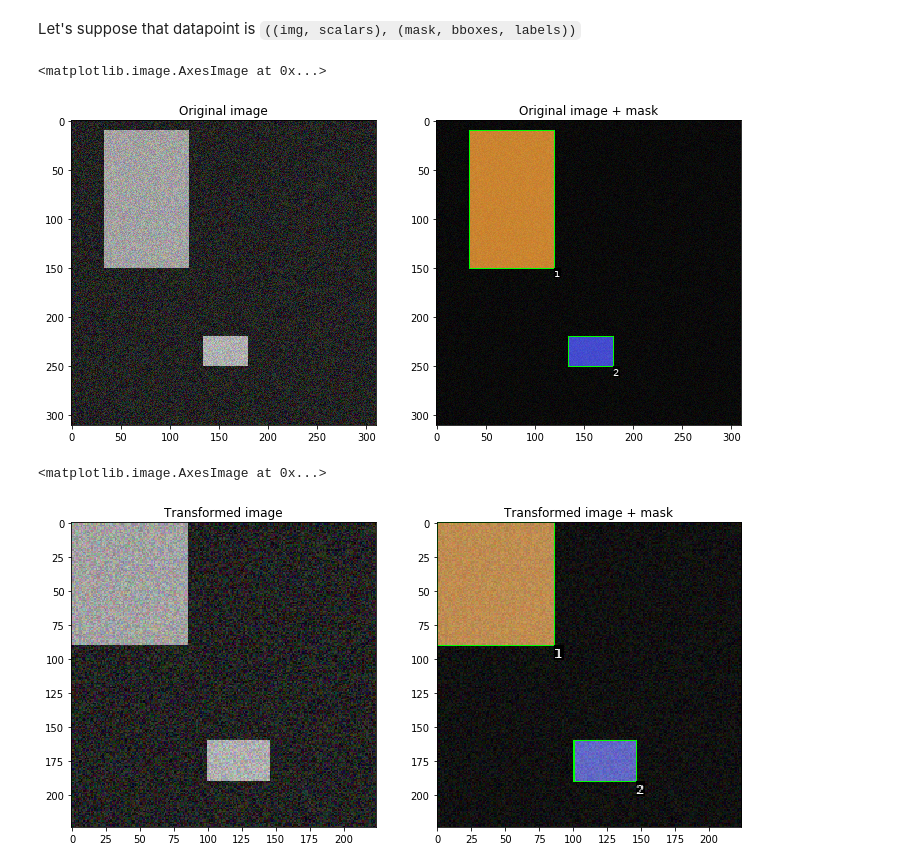
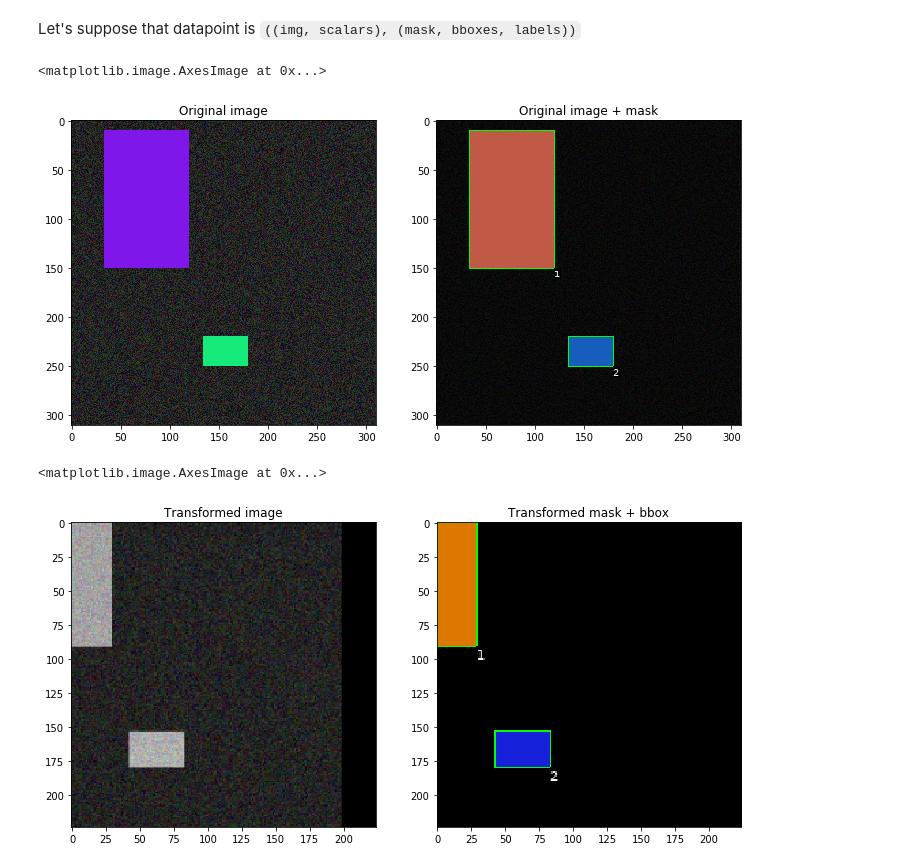
Before and after one commit to vfdev-5/VisionTransforms, a Jupyter notebook: examples/basic.ipynb, the cells around one changed output. Drawn from its saved outputs; the diff is of its cells as text; code cells hidden in the pictures.

```diff
--- a/examples/basic.ipynb
+++ b/examples/basic.ipynb
@@ -17,8 +17,8 @@ import matplotlib.pylab as plt
 Let's suppose that datapoint is `((img, scalars), (mask, bboxes, labels))`
 # %%
 img = np.random.randint(0, 70, size=(310, 310, 3), dtype=np.uint8)
-img[10:150, 34:120] += 127
-img[220:250, 134:180] += 140
+img[10:150, 34:120, :] = (127, 22, 234)
+img[220:250, 134:180, :] = (22, 234, 123)
 
 mask = np.zeros((310, 310, 3), dtype=np.uint8)
 mask[10:150, 34:120, :] = (220, 120, 0)
@@ -48,16 +48,41 @@ plt.title("Original image + mask")
 plt.imshow(rimg)
 # %% [output]
 <matplotlib.image.AxesImage at 0x...>
-[figure, old version]
+[figure, new version]
 # %%
 import vision_transforms as vt
 # %%
+import PIL
+
+
 class DataTransform(vt.BaseTransform):
 
     def __init__(self):
 
+        translate_scale_params = {
+            'translate': (0.2, 0.2),
+            'scale': (0.7, 1.3)
+        }
+        self.random_affine = vt.RandomAffine(degrees=0, **translate_scale_params, resample=PIL.Image.BICUBIC)
+        self.mask_random_affine = vt.RandomAffine(degrees=0, **translate_scale_params, resample=PIL.Image.NEAREST)
+        self.bbox_random_affine = vt.BBoxRandomAffine(input_canvas_size=310, **translate_scale_params)
+
         self.random_crop = vt.RandomCrop(size=224)
-        self.bbox_random_crop = vt.BBoxRandomCrop(input_canvas_size=310, output_canvas_size=224)
+        self.bbox_random_crop = vt.BBoxRandomCrop(input_canvas_size=310, size=224)
+
+        self.img_geom = vt.Sequential(
+            self.random_affine,
+            self.random_crop,
+        )
+        self.mask_geom = vt.Sequential(
+            self.mask_random_affine,
+            self.random_crop,
+        )
+        self.bbox_geom = vt.Sequential(
+            self.bbox_random_affine,
+            self.bbox_random_crop,
+        )
+        self.img_color = vt.ColorJitter(hue=0.5, saturation=1.0)
 
     def __call__(self, datapoint):
 
@@ -67,10 +92,11 @@ class DataTransform(vt.BaseTransform):
         img_rgb, scalars = x
         mask, bboxes, labels = y
 
-        t_bboxes = self.bbox_random_crop(bboxes, rng)
-        t_img_rgb = self.random_crop(img_rgb, rng)
-        t_mask = self.random_crop(mask, rng)
+        t_img_rgb = self.img_geom(img_rgb, rng)
+        t_img_rgb = self.img_color(t_img_rgb)
 
+        t_mask = self.mask_geom(mask, rng)
+        t_bboxes = self.bbox_geom(bboxes, rng)
 
         return ((t_img_rgb, scalars), (t_mask, t_bboxes, labels))
 
@@ -88,23 +116,23 @@ t_dp = dtf(dp)
 # %%
 x, y = t_dp
 t_img, scalars = x
 t_mask, t_bboxes, labels = y
 
 
-rimg = render_datapoint(Image.fromarray(t_img), Image.fromarray(t_mask), blend_alpha=0.5)
+rimg = render_datapoint(Image.fromarray(t_mask), Image.fromarray(t_mask), blend_alpha=0.5)
 rimg = render_datapoint(rimg, [(bbox_to_points(b), str(l)) for b, l in zip(t_bboxes, labels)])
 
 
 plt.figure(figsize=(12, 12))
 plt.subplot(121)
 plt.title("Transformed image")
 plt.imshow(t_img)
 plt.subplot(122)
-plt.title("Transformed image + mask")
+plt.title("Transformed mask + bbox")
 plt.imshow(rimg)
 # %% [output]
 <matplotlib.image.AxesImage at 0x...>
-[figure, old version]
+[figure, new version]
 # %%
 import random
 
```
Also changed, not shown: parts of 15 cells of this notebook, 15 other files.
